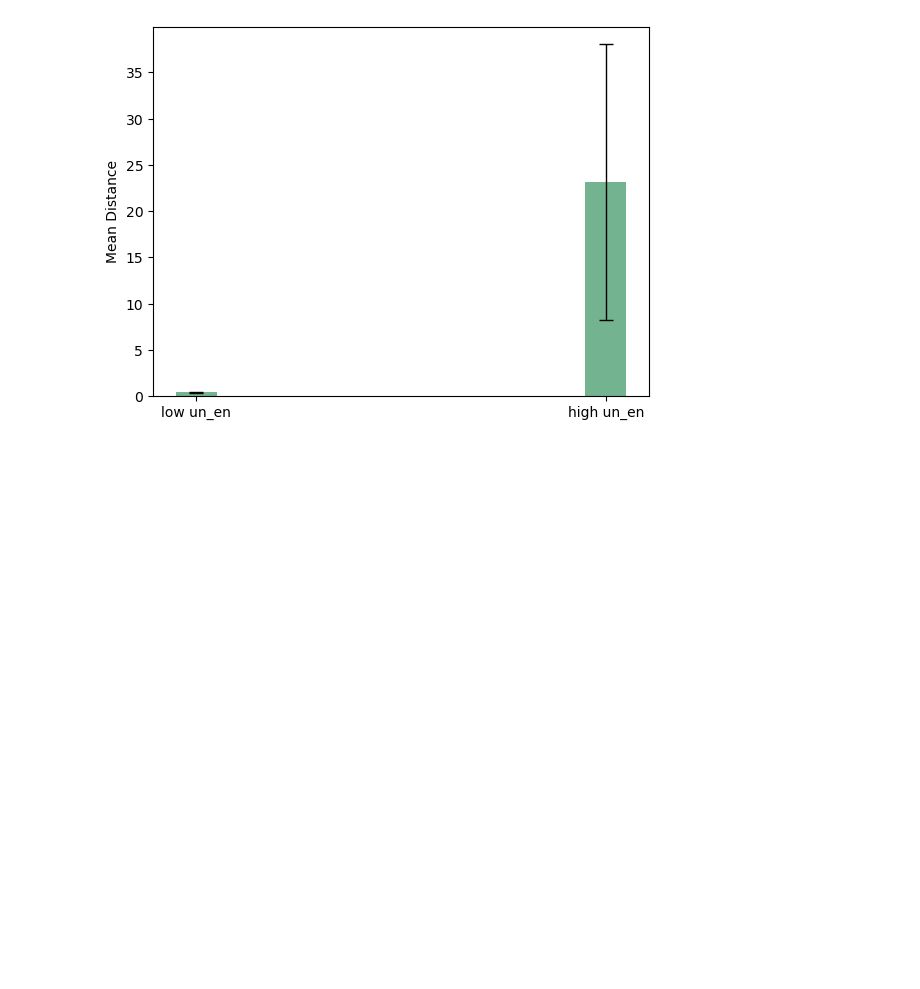
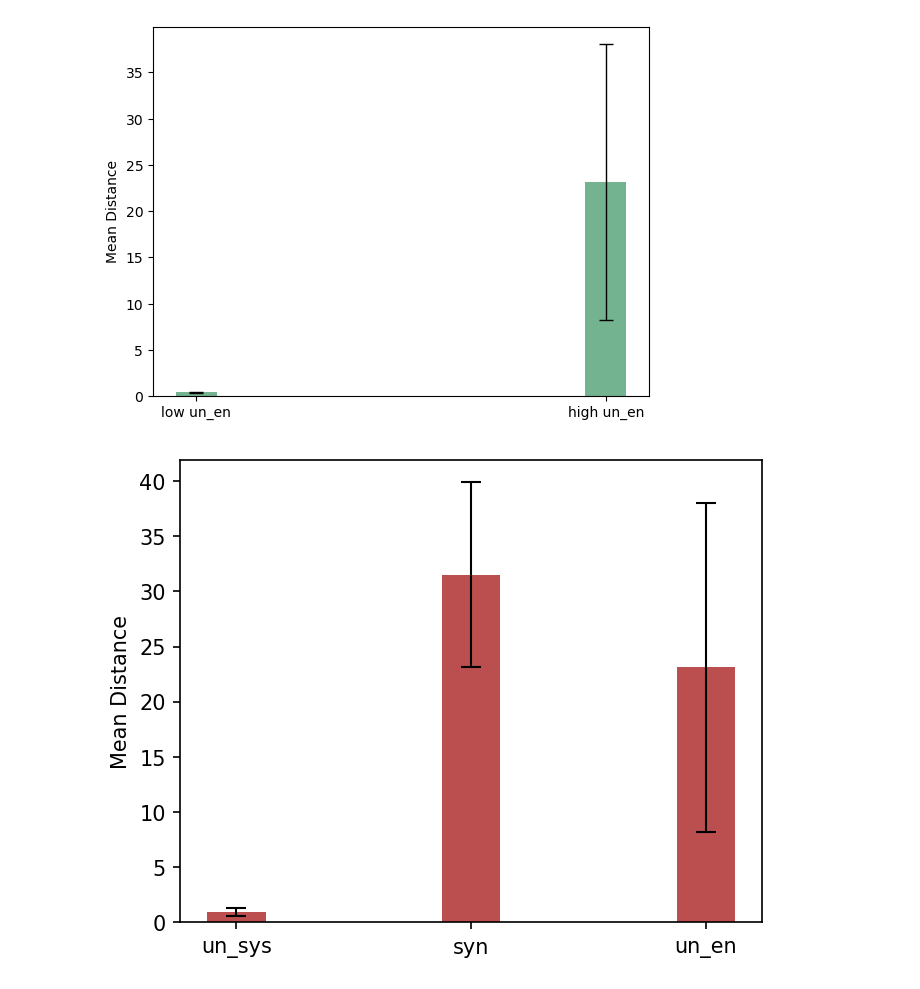
Before and after one commit to Lyn1216/Local-EI-project, a Jupyter notebook: exp/bool_network/grn/grn_serie_en.ipynb, the cells around one changed output. Saved outputs shown, nothing was run; the diff lists cells and outputs as text; code cells hidden in the pictures; blank space fills up the shorter version.

```diff
--- a/exp/bool_network/grn/grn_serie_en.ipynb
+++ b/exp/bool_network/grn/grn_serie_en.ipynb
@@ -622,6 +575,26 @@ Text(0, 0.5, 'Mean Distance')
 # %%
 np.save("un_en_max.npy", dis_ls2)
 np.save("un_en_min.npy", dis_ls1)
+# %%
+dis_en_max = np.load("un_en_max.npy")
+dis_en_min = np.load("un_en_min.npy")
+dis_sys_max = np.load("un_sys_max.npy")
+dis_sys_min = np.load("un_sys_min.npy")
+dis_syn_max = np.load("syn_max.npy")
+dis_syn_min = np.load("syn_min.npy")
+
+plt.figure(figsize=(5,4), dpi=150)
+means = [np.mean(dis_sys_max), np.mean(dis_syn_max), np.mean(dis_en_max)]
+stds = [np.std(dis_sys_max), np.std(dis_syn_max), np.std(dis_en_max)]
+x_pos = np.arange(len(means))
+#plt.bar(x_pos[:3], means[:3], color=colors[1], width=0.25, label='Min')
+plt.bar(x_pos, means, color=colors[0], width=0.25)
+plt.errorbar(x_pos, means, yerr=stds, fmt='none', capsize=5, ecolor='black', elinewidth=1)
+plt.xticks(x_pos, ['un_sys','syn', "un_en"])
+plt.ylabel('Mean Distance')
+plt.show()
+# %% [output]
+[figure, added]
 # %%
 dis_en_max = np.load("un_en_max.npy")
 dis_en_min = np.load("un_en_min.npy")
```
Also changed, not shown: parts of 13 cells of this notebook, 15 other files.
